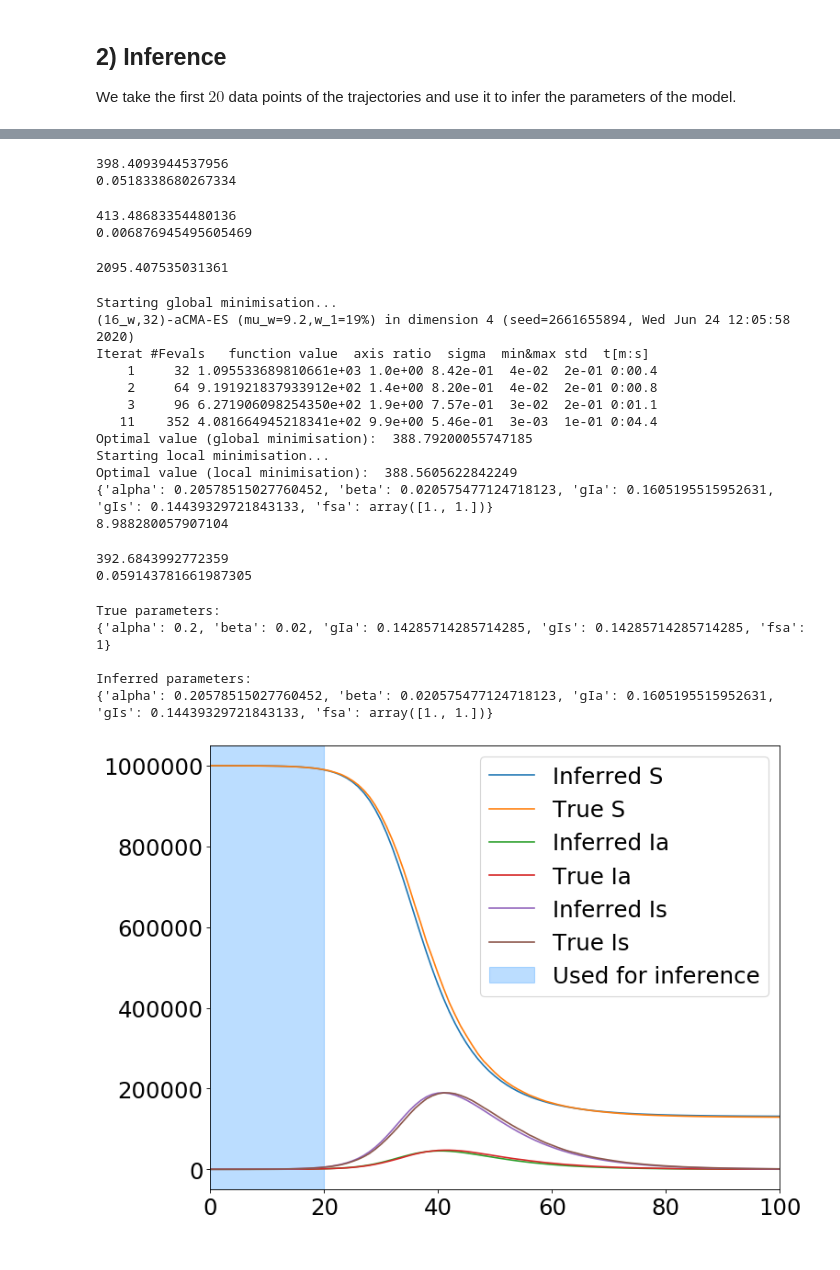
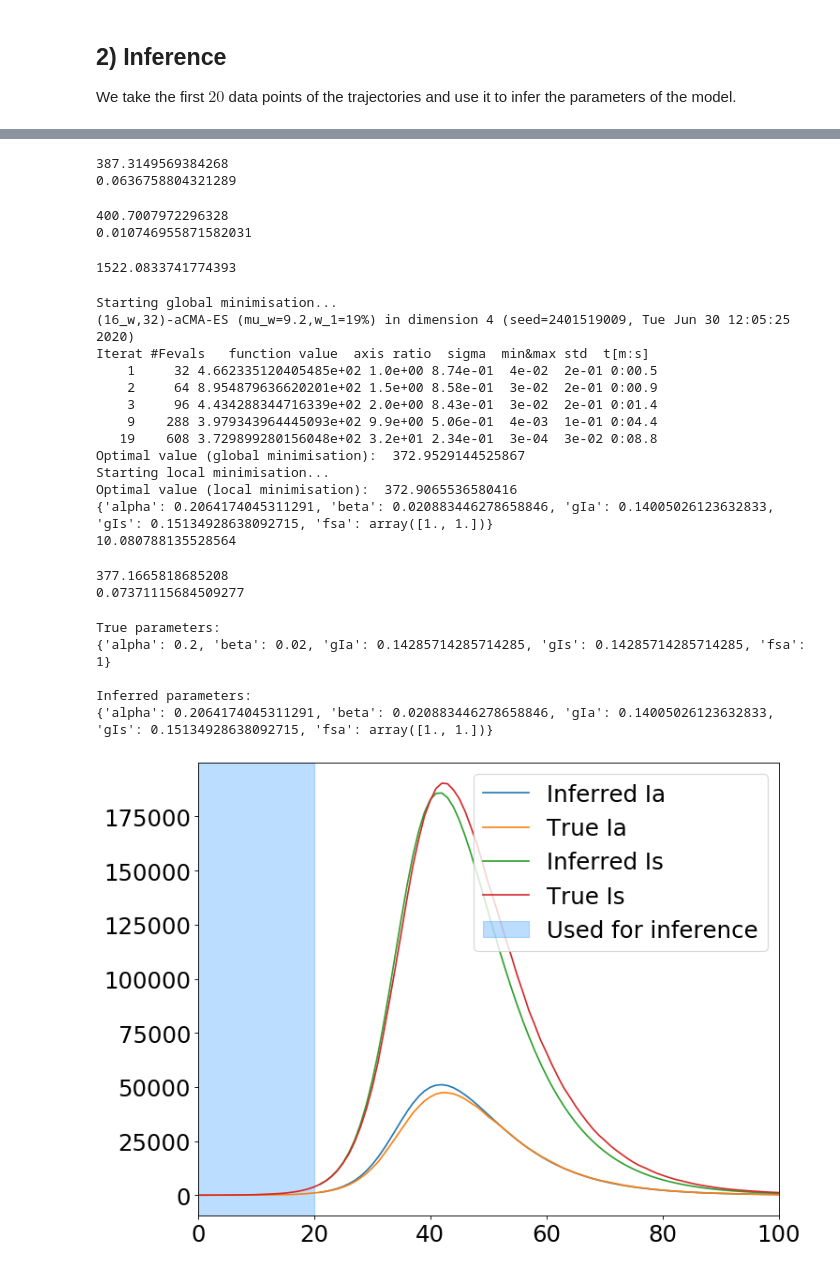
Before and after one commit to rajeshrinet/pyross, a Jupyter notebook: examples/inference/ex01_inference_SIR.ipynb, the cells around one changed output, grey strips where cells are left out. Cells and saved outputs as stored; diff of their text form; code cells hidden in the pictures.

```diff
--- a/examples/inference/ex01_inference_SIR.ipynb
+++ b/examples/inference/ex01_inference_SIR.ipynb
@@ -102,8 +102,7 @@ Nf_inference = Tf_inference+1
 x = np.load('SIR_sto_traj.npy').astype('float')
 x = (x)[:Nf_inference]
 
-steps = 5
-estimator = pyross.inference.SIR(parameters, M, Ni, 1, steps)
+estimator = pyross.inference.SIR(parameters, M, Ni)
 # %%
 # Compare the deterministic trajectory and the stochastic trajectory with the same
 # initial conditions and parameters
@@ -133,8 +132,8 @@ end_time = time.time()
 print(logp)
 print(end_time - start_time)
 # %% [output]
-398.4093944537956
-0.0518338680267334
+387.3149569384268
+0.0636758804321289
 # %%
 # compare to tangent space
 start_time = time.time()
@@ -144,8 +143,8 @@ end_time = time.time()
 print(logp)
 print(end_time - start_time)
 # %% [output]
-413.48683354480136
-0.006876945495605469
+400.7007972296328
+0.010746955871582031
 # %%
 # Define the prior (log normal prior around guess of parameter with defined std. deviation)
 alpha_g = 0.25
@@ -159,7 +158,7 @@ parameters = {'alpha':alpha_g, 'beta':beta_g, 'gIa':gIa_g, 'gIs':gIs_g, 'fsa':fs
 logp = estimator.obtain_minus_log_p(parameters, x, Tf_inference, contactMatrix)
 print(logp)
 # %% [output]
-2095.407535031361
+1522.0833741774393
 # %%
 # Set up priors
 eps = 1e-4
@@ -199,17 +198,18 @@ print(res['map_dict']) # best guess
 print(end_time - start_time)
 # %% [output]
 Starting global minimisation...
-(16_w,32)-aCMA-ES (mu_w=9.2,w_1=19%) in dimension 4 (seed=2661655894, Wed Jun 24 12:05:58 2020)
+(16_w,32)-aCMA-ES (mu_w=9.2,w_1=19%) in dimension 4 (seed=2401519009, Tue Jun 30 12:05:25 2020)
 Iterat #Fevals   function value  axis ratio  sigma  min&max std  t[m:s]
-    1     32 1.095533689810661e+03 1.0e+00 8.42e-01  4e-02  2e-01 0:00.4
-    2     64 9.191921837933912e+02 1.4e+00 8.20e-01  4e-02  2e-01 0:00.8
-    3     96 6.271906098254350e+02 1.9e+00 7.57e-01  3e-02  2e-01 0:01.1
-   11    352 4.081664945218341e+02 9.9e+00 5.46e-01  3e-03  1e-01 0:04.4
-Optimal value (global minimisation):  388.79200055747185
+    1     32 4.662335120405485e+02 1.0e+00 8.74e-01  4e-02  2e-01 0:00.5
+    2     64 8.954879636620201e+02 1.5e+00 8.58e-01  3e-02  2e-01 0:00.9
+    3     96 4.434288344716339e+02 2.0e+00 8.43e-01  3e-02  2e-01 0:01.4
+    9    288 3.979343964445093e+02 9.9e+00 5.06e-01  4e-03  1e-01 0:04.4
+   19    608 3.729899280156048e+02 3.2e+01 2.34e-01  3e-04  3e-02 0:08.8
+Optimal value (global minimisation):  372.9529144525867
 Starting local minimisation...
-Optimal value (local minimisation):  388.5605622842249
-{'alpha': 0.20578515027760452, 'beta': 0.020575477124718123, 'gIa': 0.1605195515952631, 'gIs': 0.14439329721843133, 'fsa': array([1., 1.])}
-8.988280057907104
+Optimal value (local minimisation):  372.9065536580416
+{'alpha': 0.2064174045311291, 'beta': 0.020883446278658846, 'gIa': 0.14005026123632833, 'gIs': 0.15134928638092715, 'fsa': array([1., 1.])}
+10.080788135528564
 # %%
 # compute log_p for best estimate
 start_time = time.time()
@@ -218,8 +218,8 @@ end_time = time.time()
 print(logp)
 print(end_time - start_time)
 # %% [output]
-392.6843992772359
-0.059143781661987305
+377.1665818685208
+0.07371115684509277
 # %%
 print("True parameters:")
 print(true_parameters)
@@ -231,31 +231,33 @@ True parameters:
 {'alpha': 0.2, 'beta': 0.02, 'gIa': 0.14285714285714285, 'gIs': 0.14285714285714285, 'fsa': 1}
 
 Inferred parameters:
-{'alpha': 0.20578515027760452, 'beta': 0.020575477124718123, 'gIa': 0.1605195515952631, 'gIs': 0.14439329721843133, 'fsa': array([1., 1.])}
+{'alpha': 0.2064174045311291, 'beta': 0.020883446278658846, 'gIa': 0.14005026123632833, 'gIs': 0.15134928638092715, 'fsa': array([1., 1.])}
 # %%
 x = np.load('SIR_sto_traj.npy').astype('float')
 Nf = x.shape[0]
 Tf = Nf-1
 
 # set the deterministic method to be solve_ivp for accurate integration over long time scale
 estimator.set_det_method('LSODA')
 estimator.set_det_model(res['map_dict'])
+estimator.set_params(res['map_dict'])
 
-x_det = estimator.integrate(x[0], 0, Tf, Nf)
+x_det = estimator.integrate(x[Nf_inference], Nf_inference, Tf, Nf-Nf_inference)
+t_inf = np.linspace(Nf_inference, Tf, Nf-Nf_inference)
 fig = plt.figure(num=None, figsize=(10, 8), dpi=80, facecolor='w', edgecolor='k')
 plt.rcParams.update({'font.size': 22})
-plt.plot(np.sum(x_det[:, :M], axis=1), label='Inferred S')
-plt.plot(np.sum(x[:, :M], axis=1), label='True S')
-plt.plot(np.sum(x_det[:, M:2*M], axis=1), label='Inferred Ia')
+# plt.plot(np.sum(x_det[:, :M], axis=1), label='Inferred S')
+# plt.plot(np.sum(x[:, :M], axis=1), label='True S')
+plt.plot(t_inf, np.sum(x_det[:, M:2*M], axis=1), label='Inferred Ia')
 plt.plot(np.sum(x[:, M:2*M], axis=1), label='True Ia')
-plt.plot(np.sum(x_det[:, 2*M:3*M], axis=1), label='Inferred Is')
+plt.plot(t_inf, np.sum(x_det[:, 2*M:3*M], axis=1), label='Inferred Is')
 plt.plot(np.sum(x[:, 2*M:3*M], axis=1), label='True Is')
 plt.xlim([0, Tf])
 plt.axvspan(0, Tf_inference,
            label='Used for inference',
            alpha=0.3, color='dodgerblue')
 plt.legend()
 plt.show()
 # %% [output]
-[figure, old version]
+[figure, new version]
 # %%
```
Also changed, not shown: parts of 9 cells of this notebook, 1 other file.
